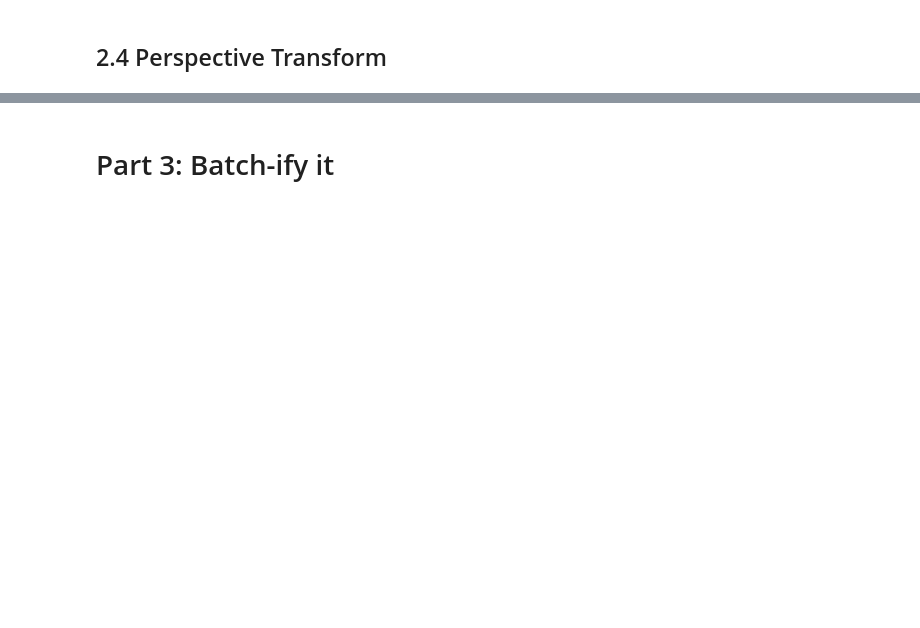
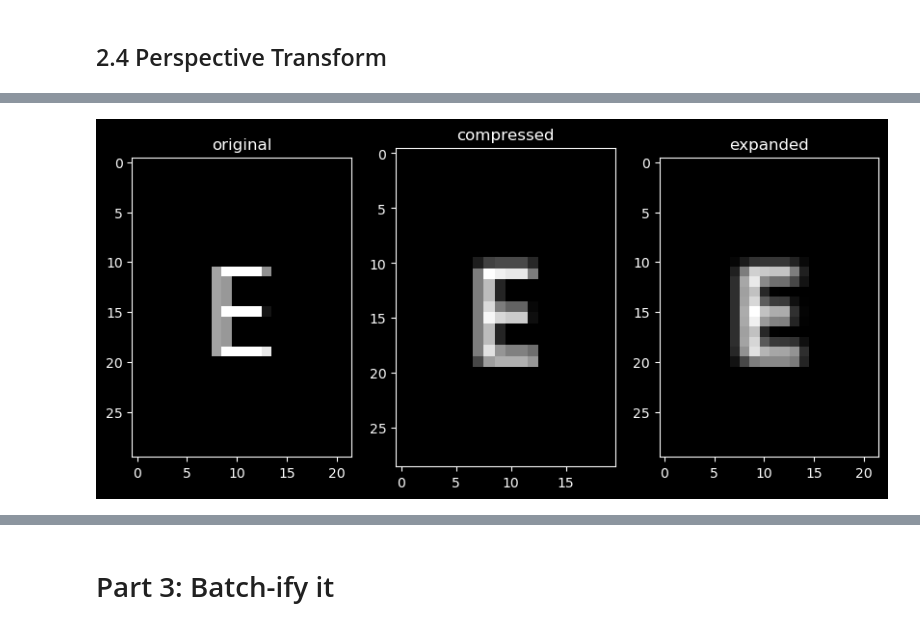
Before and after one commit to 1mackenziekyle/enph353_controller_pkg, a Jupyter notebook: src/generate_letters.ipynb, the cells around one changed output, grey strips where cells are left out. Saved outputs shown, nothing was run; the diff lists cells and outputs as text; code cells hidden in the pictures; blank space fills up the shorter version.

```diff
--- a/src/generate_letters.ipynb
+++ b/src/generate_letters.ipynb
@@ -83,25 +84,0 @@ axs[1].imshow(rotated, cmap='gray')
-# %%
-def shift_image_batch(X, dx_range, dy_range):
-    out = X.copy()
-    dx = np.random.randint(-dx_range, dx_range)
-    dy = np.random.randint(-dy_range, dy_range)
-    out = np.roll(X, dy, axis=1)
-    out = np.roll(X, dx, axis=2)
-    if dy>0:
-        out[:,:dy, :] = 0
-    elif dy<0:
-        out[:,dy:, :] = 0
-    if dx>0:
-        out[:, :, :dx] = 0
-    elif dx<0:
-        out[:, :, dx:] = 0
-    return out
-
-
-
-SHIFT_RANGE = 5
-
-fig, axs = plt.subplots(2, 3, figsize=(10, 10))
-shifted = shift_image_batch(letter_images[:6].copy(), SHIFT_RANGE, SHIFT_RANGE)
-for i in range(6):
-    axs[i//3, i%3].imshow(shifted[i], cmap='gray')
@@ -137,0 +117,13 @@ axs[1].imshow(result, cmap='gray')
+# %%
+image = letter_images[np.random.randint(0,36)]
+x_ratio = np.random.rand() * 0.3 + 0.7 # 0.3 ~ 1
+y_ratio = np.random.rand() * 0.3 + 0.7 # 0.3 ~ 1
+compressed = cv2.resize(image, (0,0), fx=x_ratio, fy=y_ratio)
+expanded = cv2.resize(compressed, (image.shape[1], image.shape[0]))
+fig, axs = plt.subplots(1, 3, figsize=(10, 10))
+titles = ['original', 'compressed', 'expanded']
+for i, ax in enumerate(axs):
+    ax.imshow([image, compressed, expanded][i], cmap='gray')
+    ax.set_title(titles[i])
+# %% [output]
+[figure, added]
```
Also changed, not shown: parts of 21 cells of this notebook, 9 other files.
